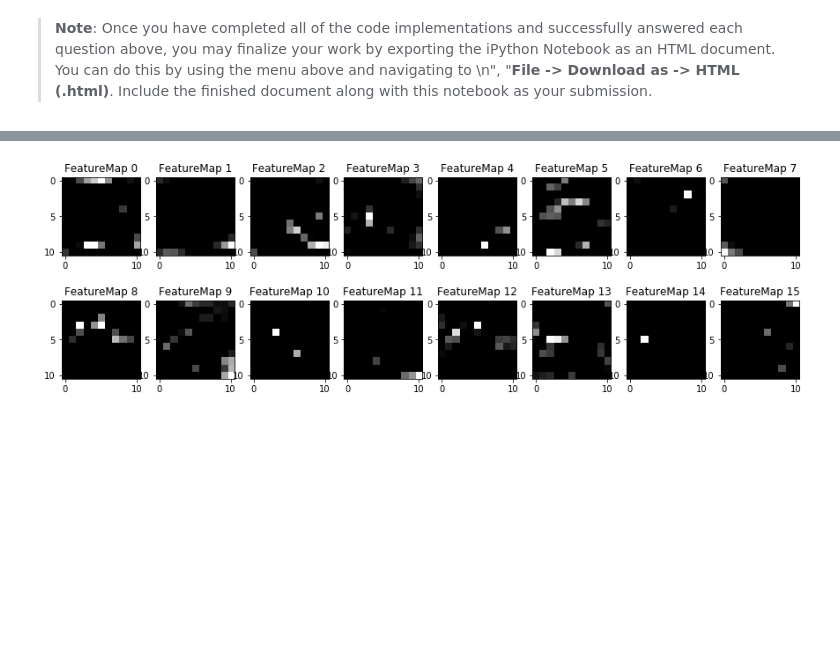
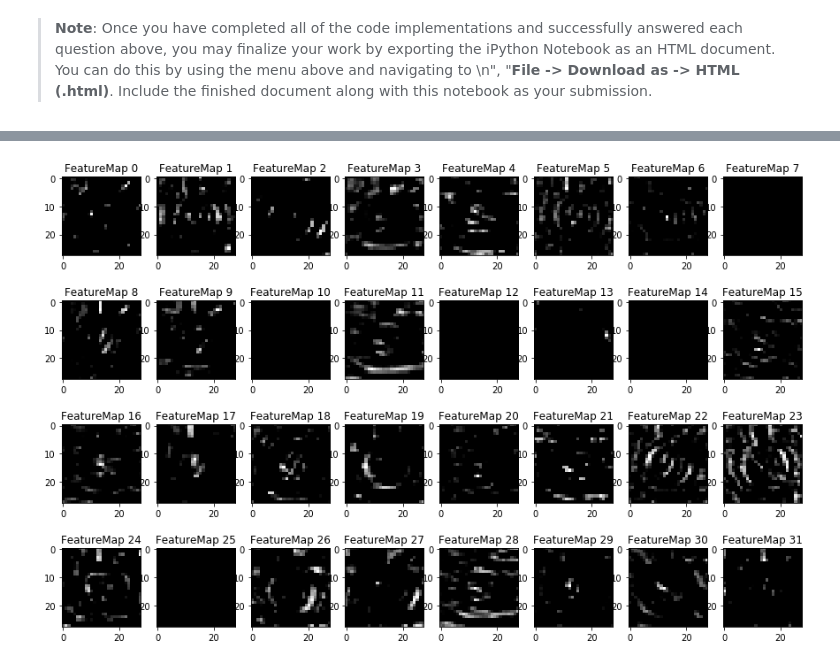
Before and after one commit to mishmetall/udacity_self_driving_car, a Jupyter notebook: Project_3/Traffic_Sign_Classifier.ipynb, the cells around one changed output, grey strips where cells are left out. Saved outputs shown, nothing was run; the diff lists cells and outputs as text; code cells hidden in the pictures; blank space fills up the shorter version.

Commit message:
new images added, fixed issues

```diff
--- a/Project_3/Traffic_Sign_Classifier.ipynb
+++ b/Project_3/Traffic_Sign_Classifier.ipynb
@@ -449,0 +504,8 @@ Valid accuracy per epoch = 95.556%
+# %%
+train_accuracy = find_accuracy(ds_train, NetOriginal, True)
+validation_accuracy = find_accuracy(ds_valid, NetOriginal, True)
+test_accuracy = find_accuracy(ds_test, NetOriginal, True)
+
+print("Train accuracy = {:.3f}%".format(train_accuracy * 100))
+print("Validation accuracy = {:.3f}%".format(validation_accuracy * 100))
+print("Test accuracy = {:.3f}%".format(test_accuracy * 100))
@@ -555,9 +630,18 @@ import cv2
 
 path_to_new_images = "./data/new_images/"
 
+plt.figure(figsize=(15, 16))
+
 X_new = np.zeros((5, 32, 32, 3), dtype=np.float64)
 for i, images in enumerate(os.listdir(path_to_new_images)):
     im = plt.imread(os.path.join(path_to_new_images, images))[...,:3]
+
+    plt.subplot(1, 5, i+1)
+
+    plt.imshow(im)
+    plt.xticks([])
+    plt.yticks([])
+
     im = cv2.resize(im, (32,32))
 
     X_new[i] = im
@@ -598,0 +687,25 @@ As we see above, accuracy is 100%
+# %%
+x, y = ds_test.get_batch(0, len(ds_test)-1)
+test_pred, test_top5 = sess.run([NetBetter.prediction, NetBetter.top_5],
+                       feed_dict={NetBetter.keep_rate: 1,
+                                  NetBetter.input: x})
+
+y_correct = np.argmax(y, axis=1)
+y_wrong_mask = np.not_equal(y_correct, test_pred)
+y_wrong = y_correct[y_wrong_mask]
+
+plt.figure(figsize=(15, 16))
+# Let's plot image from each class that was misclassified:
+for ci in range(n_classes):
+    im_ids = np.where(y_wrong==ci)[0]
+    if len(im_ids) == 0:
+        continue
+
+    plt.subplot(7, 7, ci+1)
+
+    im_id = im_ids[0]
+    plt.imshow(X_test[im_id])
+    plt.xlabel(labels[ci][:20])
+    plt.xticks([])
+    plt.yticks([])
+plt.tight_layout(pad=0, h_pad=0, w_pad=0)
@@ -703,4 +825,4 @@ outputFeatureMap(x_batch, NetBetter, NetBetter.conv_1)
 # %%
-outputFeatureMap(x_batch, NetBetter, NetBetter.conv_2)
+outputFeatureMap(x_batch, NetBetter, NetBetter.conv_1_2)
 # %% [output]
-[figure, old version]
+[figure, new version]
```
Also changed, not shown: parts of 26 cells of this notebook, 13 other files.
